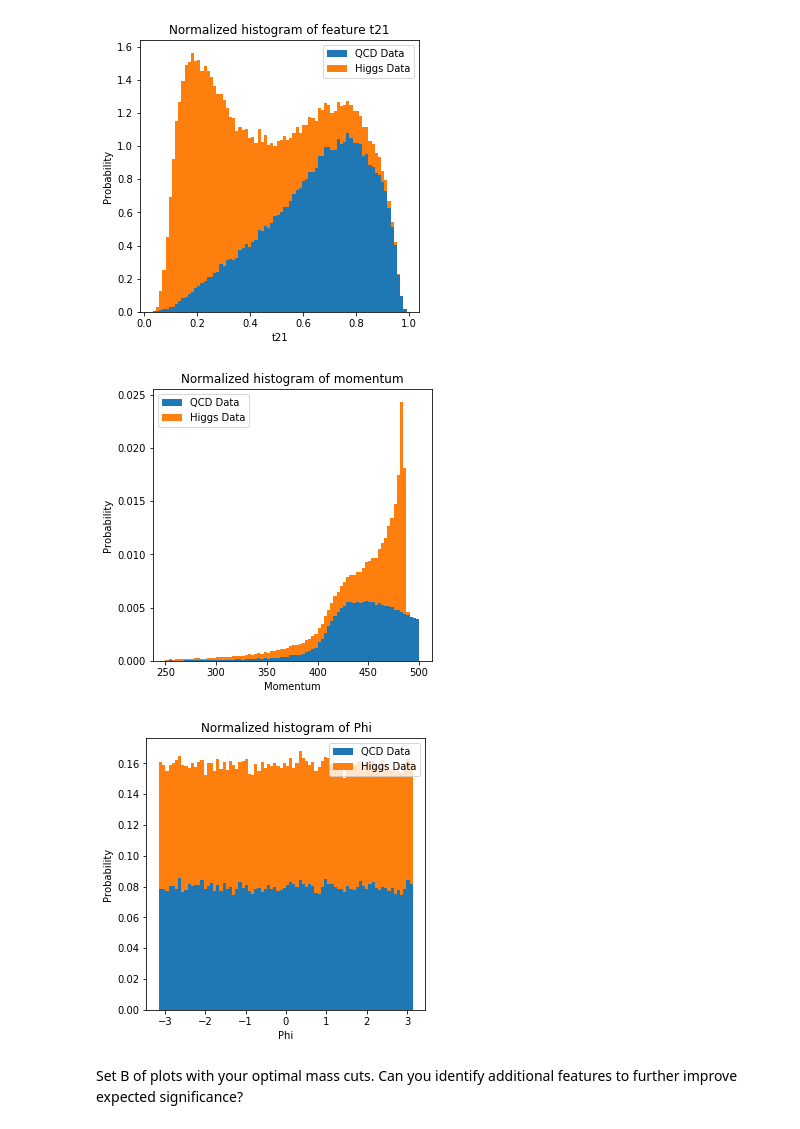
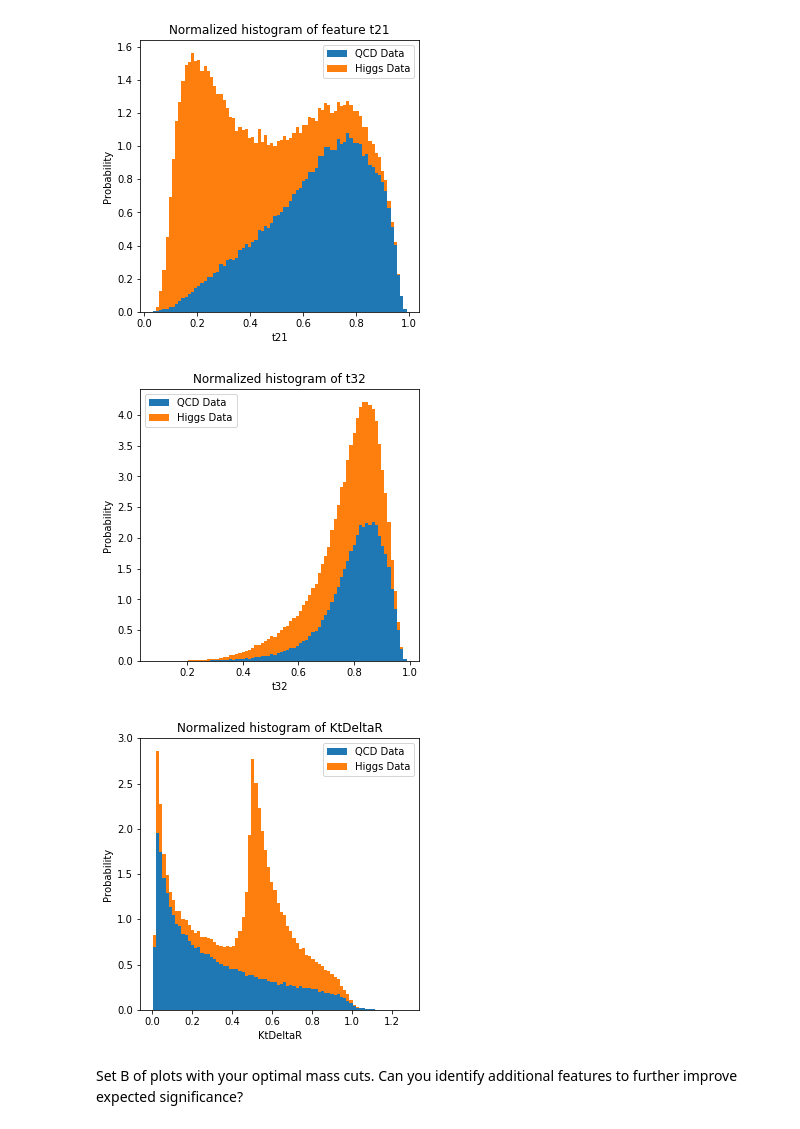
Before and after one commit to AdamK42/physics-434, a Jupyter notebook: lab7/lab7_8.ipynb, the cells around one changed output. Saved outputs shown, nothing was run; the diff lists cells and outputs as text; code cells hidden in the pictures.

```diff
--- a/lab7/lab7_8.ipynb
+++ b/lab7/lab7_8.ipynb
@@ -179,32 +306,31 @@ ax.legend(["QCD Data", "Higgs Data"]);
 # %% [output]
 [figure]
 # %%
-# On to pT
+# t32
 figure = plt.figure(figsize=(5, 5))
 ax = figure.subplots()
 
-n, bins, patches = ax.hist([pt_q, pt_h], bins=80,
+n, bins, patches = ax.hist([t32_q, t32_h], bins=80,
                            stacked=True, density=True);
-ax.set_title("Normalized histogram of momentum")
+ax.set_title("Normalized histogram of t32")
 ax.set_ylabel("Probability")
-ax.set_xlabel("Momentum")
+ax.set_xlabel("t32")
 ax.legend(["QCD Data", "Higgs Data"]);
 # %% [output]
-[figure, old version]
+[figure, new version]
 # %%
-# Now on to something I think would probably be worse. Phi
-
+# KtDeltaR
 figure = plt.figure(figsize=(5, 5))
 ax = figure.subplots()
 
-n, bins, patches = ax.hist([phi_q, phi_h], bins=80,
+n, bins, patches = ax.hist([KtDeltaR_q, KtDeltaR_h], bins=80,
                            stacked=True, density=True);
-ax.set_title("Normalized histogram of Phi")
+ax.set_title("Normalized histogram of KtDeltaR")
 ax.set_ylabel("Probability")
-ax.set_xlabel("Phi")
+ax.set_xlabel("KtDeltaR")
 ax.legend(["QCD Data", "Higgs Data"]);
 # %% [output]
-[figure, old version]
+[figure, new version]
 # %% [markdown]
 Set B of plots with your optimal mass cuts. Can you identify additional features to further improve expected significance?
 # %%
```
Also changed, not shown: parts of 57 cells of this notebook.
